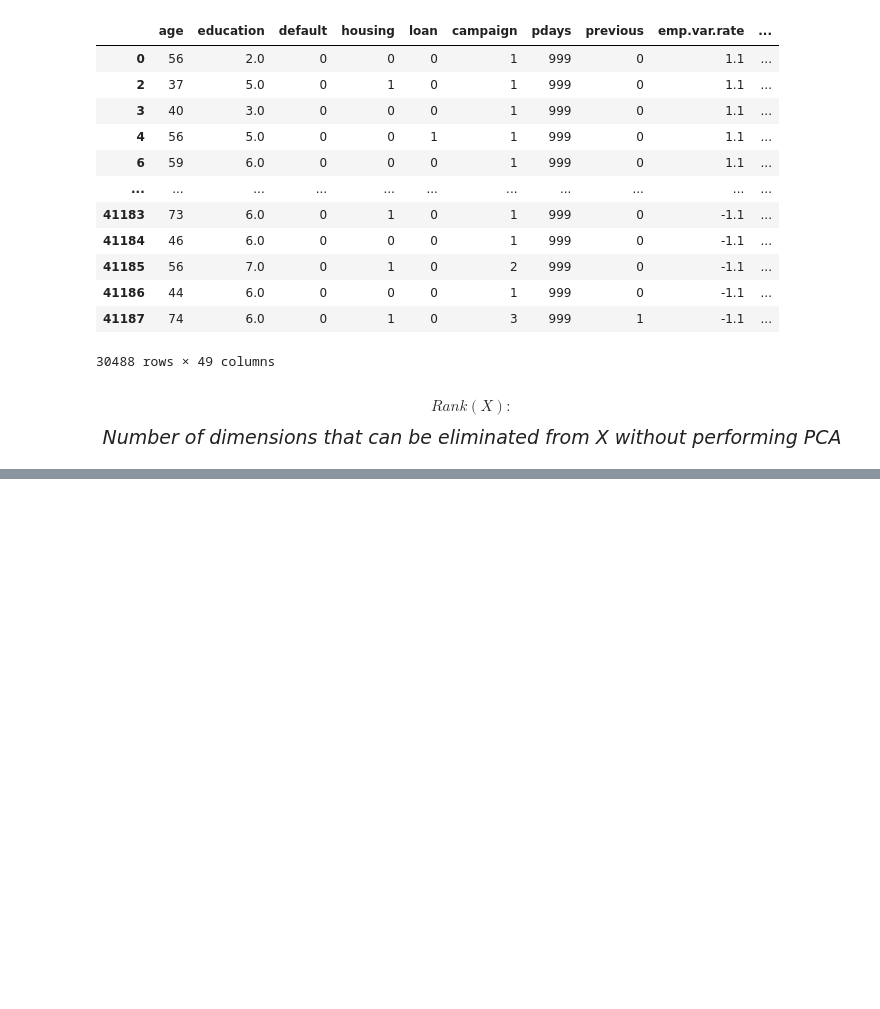
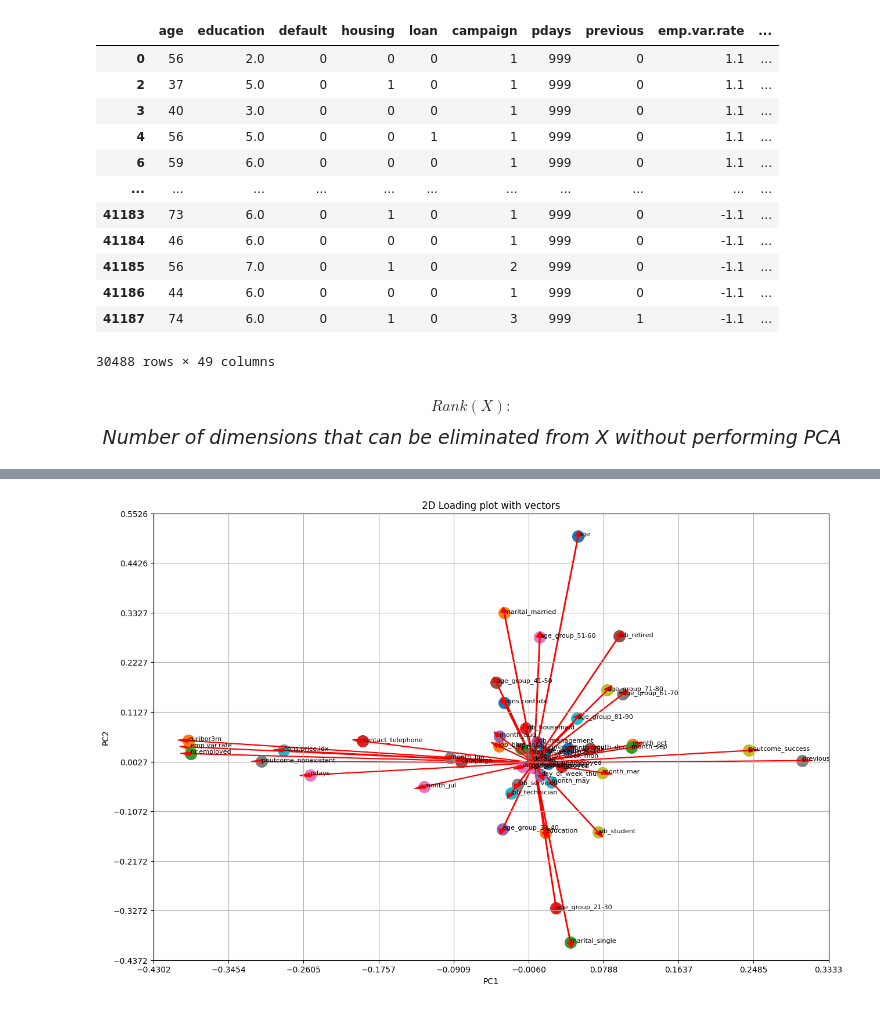
Before and after one commit to SergioCuencaNunez/ml3-bank-marketing, a Jupyter notebook: main.ipynb, the cells around one changed output, grey strips where cells are left out. Drawn from its saved outputs; the diff is of its cells as text; code cells hidden in the pictures; blank space fills up the shorter version.

```diff
--- a/main.ipynb
+++ b/main.ipynb
@@ -511,37 +632,38 @@ loadings_df
 # %%
 xs = loadings_df.iloc[:, 0]
 ys = loadings_df.iloc[:, 1]
 
 plt.figure(figsize=(15,10))
 # Plot the loadings on a scatterplot
 for i, varnames in enumerate(feature_names):
     plt.scatter(xs.iloc[i], ys.iloc[i], s=200)
     plt.arrow(
         0, 0, # coordinates of arrow base
         xs.iloc[i], # length of the arrow along x
         ys.iloc[i], # length of the arrow along y
         color='r',
         head_width=0.008
         )
     plt.text(xs.iloc[i], ys.iloc[i], varnames, fontsize=8)
 
 # Define the axes
-ymin = np.min(ys.iloc[i])
-ymax = np.max(ys.iloc[i])
+xmin, xmax = xs.min() * 1.1, xs.max() * 1.1
+ymin, ymax = ys.min() * 1.1, ys.max() * 1.1
+plt.xlim(xmin, xmax)
+plt.ylim(ymin, ymax)
 
-xticks = np.linspace(0, 0.5, num=10)
+# Set x and y ticks
+xticks = np.linspace(xmin, xmax, num=10)
 yticks = np.linspace(ymin, ymax, num=10)
 plt.xticks(xticks)
 plt.yticks(yticks)
+
 plt.xlabel('PC1')
 plt.ylabel('PC2')
 
 # Show plot
 plt.title('2D Loading plot with vectors')
+plt.grid(True)
 plt.show()
-
-# PC1_loading("mean concavity") > PC1_loading("area error")
-# Si el angulo 90º, existe poca correlacion entre variables
-# Interesan variables poco correladas (igual correladas explican lo mismo)
-# A mayor proyección en x, mayor valor de la varianza explicada
-# Se escogeran las variables con mayor proyección y que estén poco correladas
+# %% [output]
+[figure, added]
```
Also changed, not shown: parts of 19 cells of this notebook.
